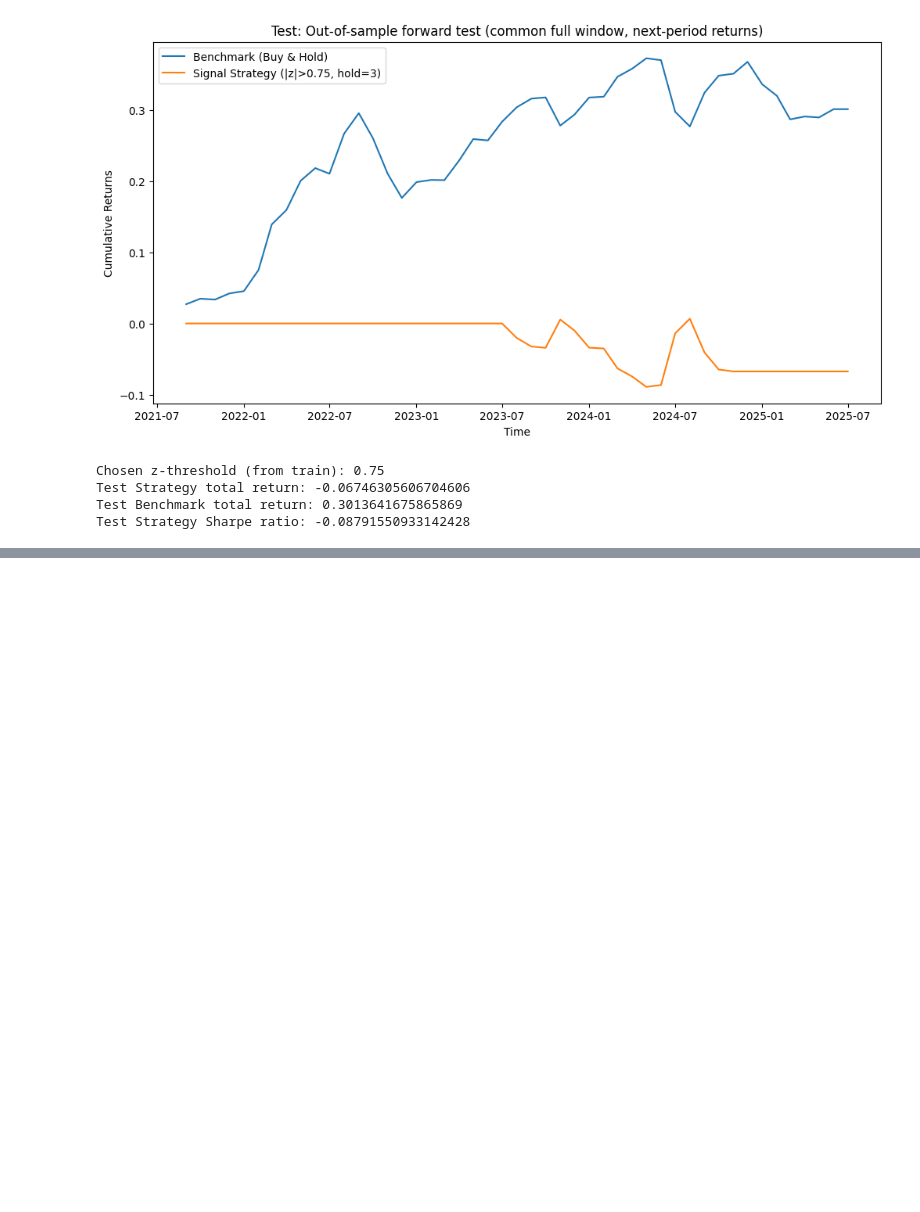
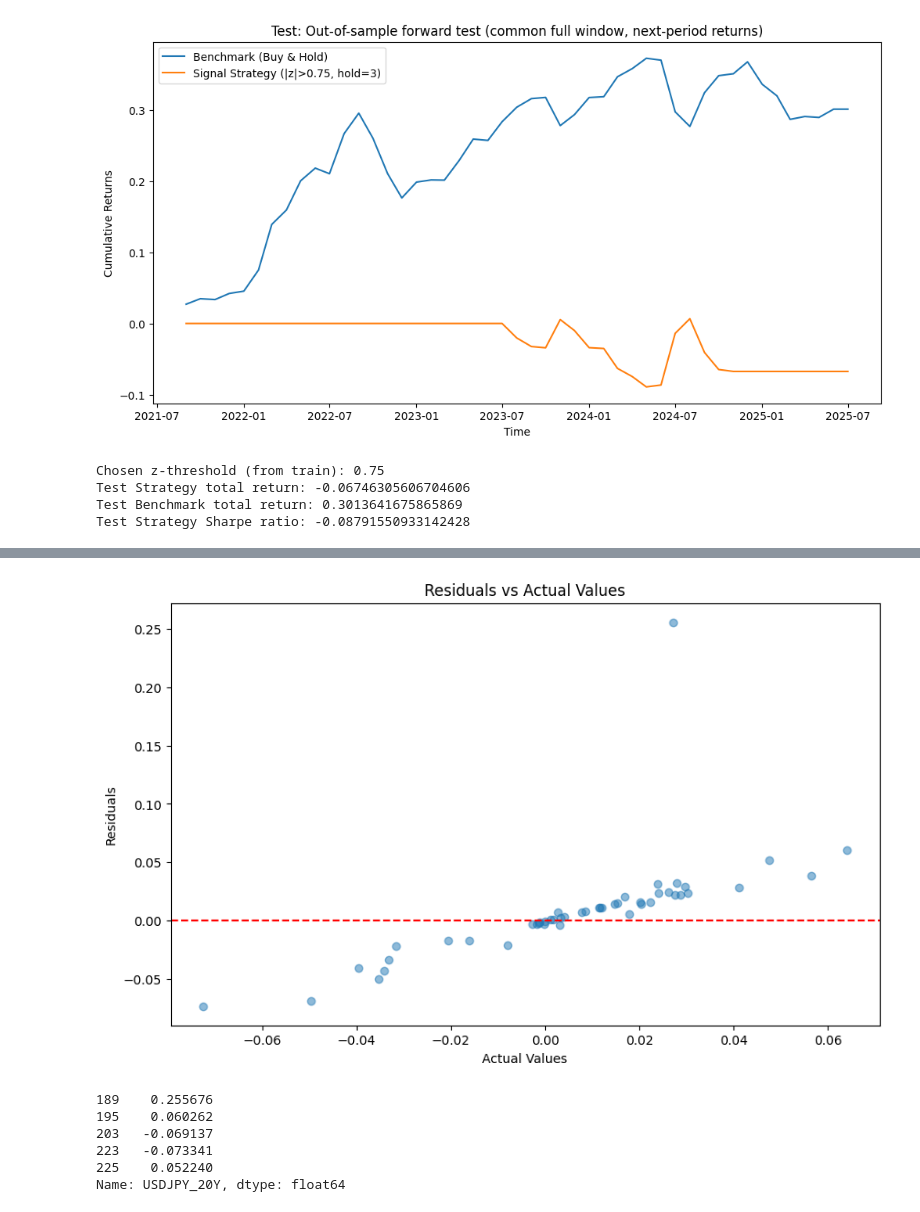
Before and after one commit to Adnan-Anwar-Data-enthusiast/Currency-speculation, a Jupyter notebook: 3. Modelling.ipynb, the cells around one changed output, grey strips where cells are left out. Drawn from its saved outputs; the diff is of its cells as text; code cells hidden in the pictures; blank space fills up the shorter version.

```diff
--- a/3. Modelling.ipynb
+++ b/3. Modelling.ipynb
@@ -635,0 +826,22 @@ Test Strategy Sharpe ratio: -0.08791550933142428
+# %%
+residuals = Y_test_USDJPY_pct - Y_predict_lag
+plt.figure(figsize=(10, 6))
+plt.scatter(Y_test_USDJPY_pct, residuals, alpha=0.5)
+plt.axhline(0, color='red', linestyle='--')
+plt.title('Residuals vs Actual Values')
+plt.xlabel('Actual Values')
+plt.ylabel('Residuals')
+plt.show()
+# %% [output]
+[figure, added]
+# %%
+# Identify outliers
+outliers = residuals[np.abs(residuals) > 0.05]  # Example threshold
+print(outliers)
+# %% [output]
+189    0.255676
+195    0.060262
+203   -0.069137
+223   -0.073341
+225    0.052240
+Name: USDJPY_20Y, dtype: float64
```
Also changed, not shown: parts of 14 cells of this notebook, 2 other files.
